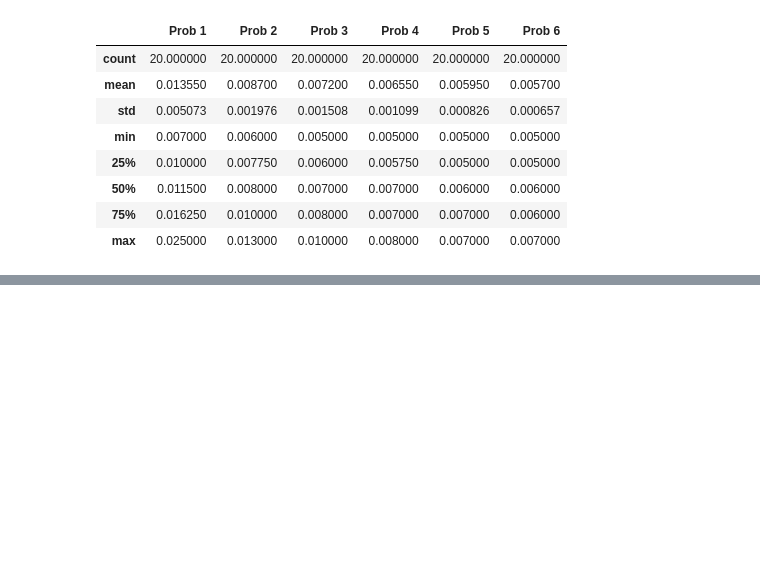
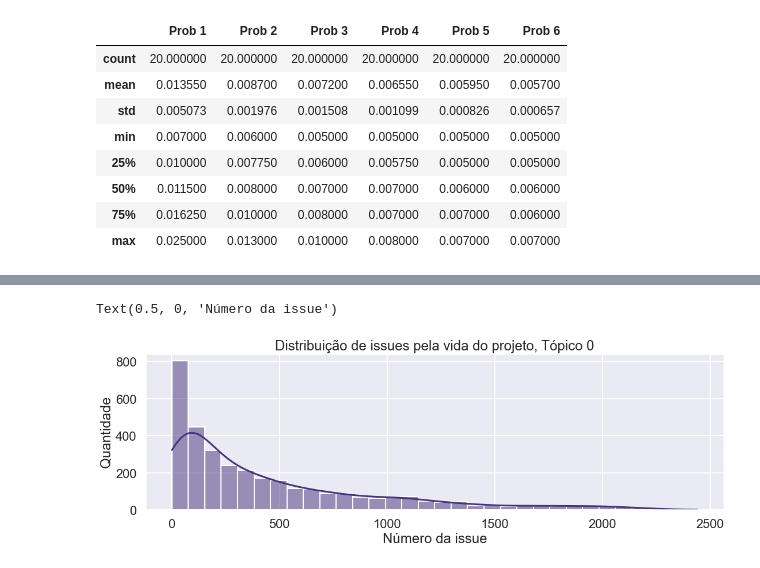
Before and after one commit to GabrielBG0/Mineracao-Repositorios, a Jupyter notebook: final.ipynb, the cells around one changed output, grey strips where cells are left out. Cells and saved outputs as stored; diff of their text form; code cells hidden in the pictures; blank space fills up the shorter version.

```diff
--- a/final.ipynb
+++ b/final.ipynb
@@ -137,0 +156,10 @@ sns.boxplot(data=topics, orient='h')
+# %%
+numbers = issues.query('topic == 0')
+plt.figure(figsize=(18, 5))
+ax = sns.histplot(data=numbers, x='number', kde=True)
+ax.set_title('Distribuição de issues pela vida do projeto, Tópico 0')
+ax.set_ylabel('Quantidade')
+ax.set_xlabel('Número da issue')
+# %% [output]
+Text(0.5, 0, 'Número da issue')
+[figure, added]
```
Also changed, not shown: parts of 9 cells of this notebook.
